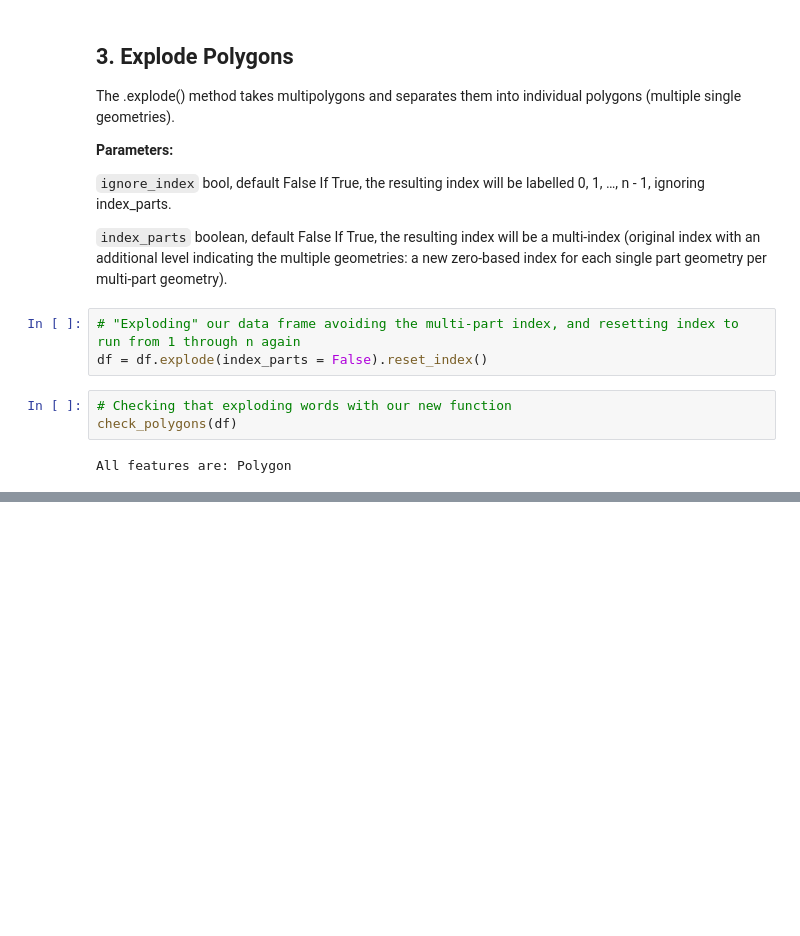
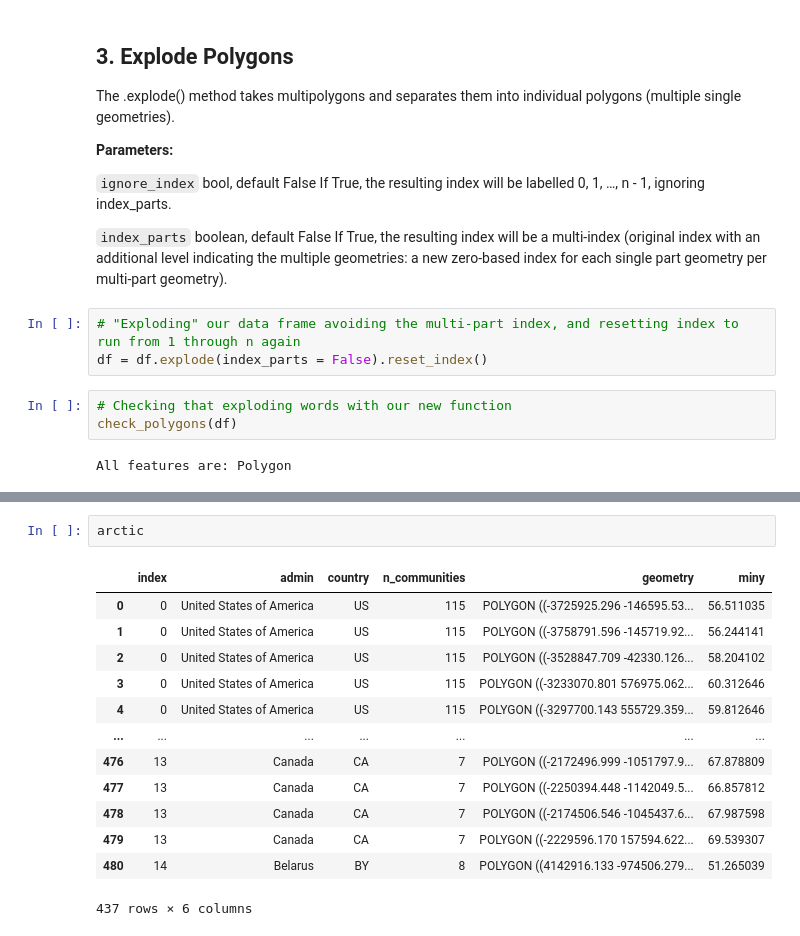
Before and after one commit to sofiasarak/eds220-sections, a Jupyter notebook: section-6-arctic-communities.ipynb, the cells around one changed output, grey strips where cells are left out. Saved outputs shown, nothing was run; the diff lists cells and outputs as text; blank space fills up the shorter version.

```diff
--- a/section-6-arctic-communities.ipynb
+++ b/section-6-arctic-communities.ipynb
@@ -70,0 +114,16 @@ All features are: Polygon
+# %%
+arctic
+# %% [output]
+|  | index | admin | country | n_communities | geometry | miny |
+| 0 | 0 | United States of America | US | 115 | POLYGON ((-3725925.296 -146595.53... | 56.511035 |
+| 1 | 0 | United States of America | US | 115 | POLYGON ((-3758791.596 -145719.92... | 56.244141 |
+| 2 | 0 | United States of America | US | 115 | POLYGON ((-3528847.709 -42330.126... | 58.204102 |
+| 3 | 0 | United States of America | US | 115 | POLYGON ((-3233070.801 576975.062... | 60.312646 |
+| 4 | 0 | United States of America | US | 115 | POLYGON ((-3297700.143 555729.359... | 59.812646 |
+| ... | ... | ... | ... | ... | ... | ... |
+| 476 | 13 | Canada | CA | 7 | POLYGON ((-2172496.999 -1051797.9... | 67.878809 |
+| 477 | 13 | Canada | CA | 7 | POLYGON ((-2250394.448 -1142049.5... | 66.857812 |
+| 478 | 13 | Canada | CA | 7 | POLYGON ((-2174506.546 -1045437.6... | 67.987598 |
+| 479 | 13 | Canada | CA | 7 | POLYGON ((-2229596.170 157594.622... | 69.539307 |
+| 480 | 14 | Belarus | BY | 8 | POLYGON ((4142916.133 -974506.279... | 51.265039 |
+437 rows × 6 columns
```
Also changed, not shown: parts of 7 cells of this notebook, 1 other file.
